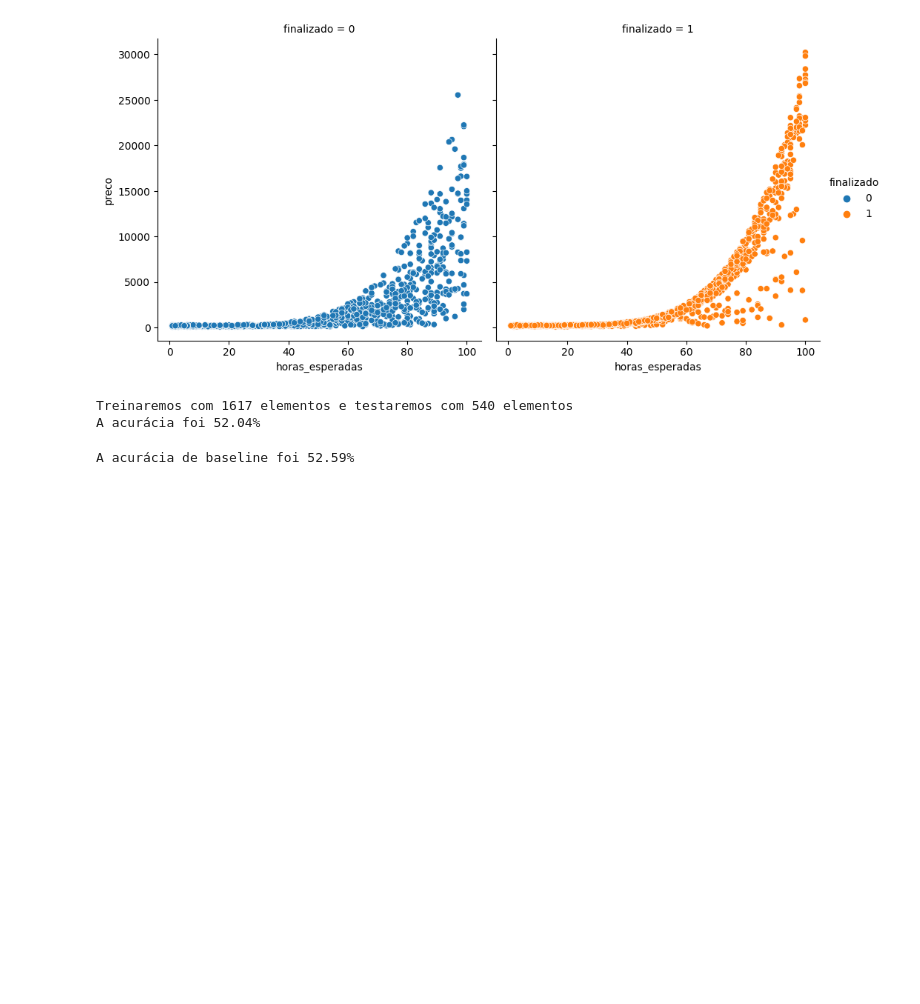
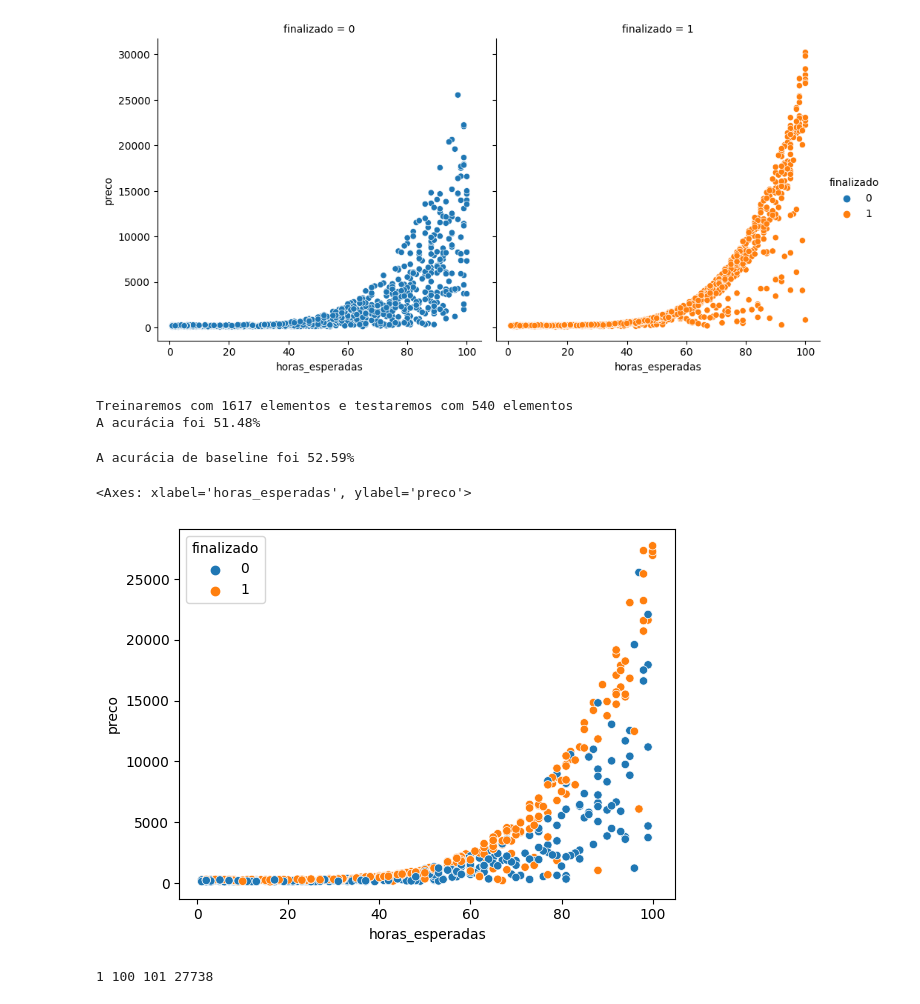
Before and after one commit to joseevilasio/Data-Science-Studies, a Jupyter notebook: FormaçãoAlura-Machine-Learning/ML_classificação_com_SKLearn/intro_ml_3.ipynb, the cells around one changed output. Cells and saved outputs as stored; diff of their text form; code cells hidden in the pictures; blank space fills up the shorter version.

```diff
--- a/FormaçãoAlura-Machine-Learning/ML_classificação_com_SKLearn/intro_ml_3.ipynb
+++ b/FormaçãoAlura-Machine-Learning/ML_classificação_com_SKLearn/intro_ml_3.ipynb
@@ -80,9 +82,10 @@ x = dados[['horas_esperadas', 'preco']]
 y = dados['finalizado']
 
 SEED = 20
+np.random.seed(seed=SEED) #configuração seed direto no np para todos os modelos
 
 treino_x, teste_x, treino_y, teste_y = train_test_split(x, y,
-                                                         random_state = SEED, test_size = 0.25,
+                                                         test_size = 0.25,
                                                          stratify = y)
 print("Treinaremos com %d elementos e testaremos com %d elementos" % (len(treino_x), len(teste_x)))
 
@@ -94,5 +97,5 @@ acuracia = accuracy_score(teste_y, previsoes) * 100
 print("A acurácia foi %.2f%%" % acuracia)
 # %% [output]
 Treinaremos com 1617 elementos e testaremos com 540 elementos
-A acurácia foi 52.04%
+A acurácia foi 51.48%
 # %%
@@ -102,3 +105,16 @@ acuracia = accuracy_score(teste_y, previsoes_de_base) * 100
 print("A acurácia de baseline foi %.2f%%" % acuracia)
 # %% [output]
 A acurácia de baseline foi 52.59%
+# %%
+sns.scatterplot(x="horas_esperadas", y="preco", hue=teste_y, data=teste_x)
+# %% [output]
+<Axes: xlabel='horas_esperadas', ylabel='preco'>
+[figure, added]
+# %%
+x_min = teste_x.horas_esperadas.min()
+x_max = teste_x.horas_esperadas.max()
+y_min = teste_x.preco.min()
+y_max = teste_x.preco.max()
+print(x_min, x_max,y_min,y_max)
+# %% [output]
+1 100 101 27738
```
Also changed, not shown: parts of 17 cells of this notebook, 1 other file.
